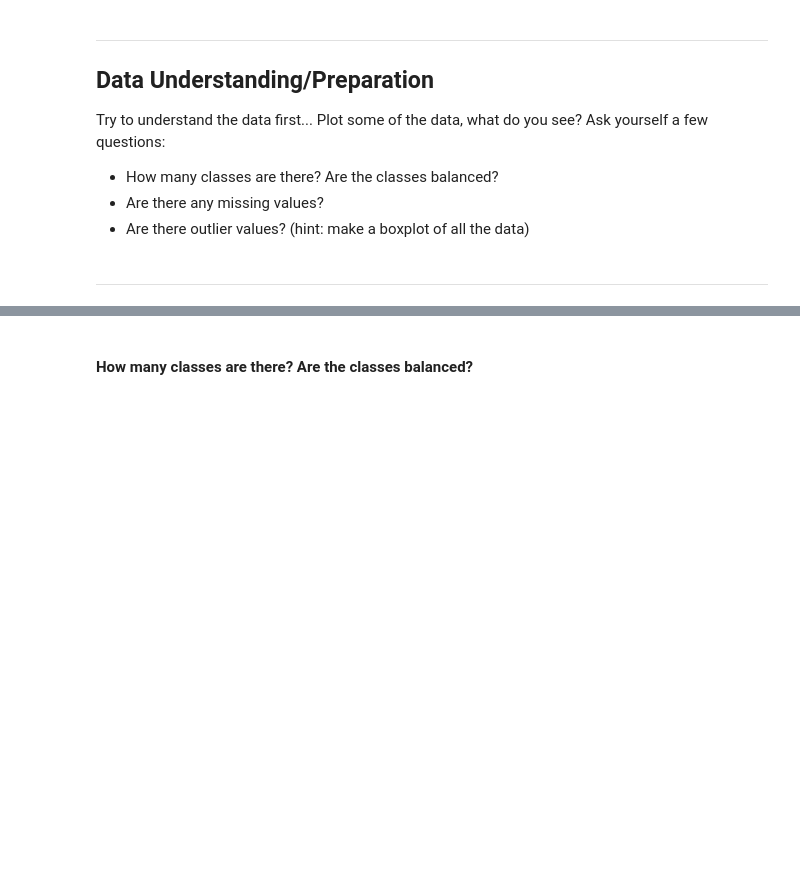
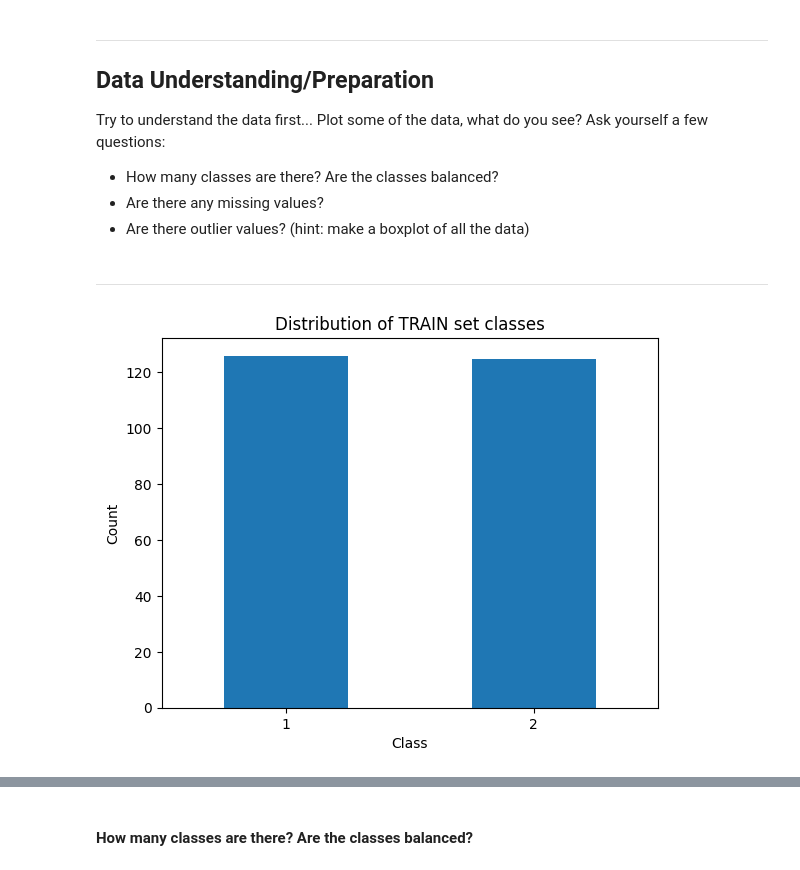
Before and after one commit to icezimmer/pmts, a Jupyter notebook: notebooks/03_Classification_and_Regression_Part1_exercise.ipynb, the cells around one changed output, grey strips where cells are left out. Saved outputs shown, nothing was run; the diff lists cells and outputs as text; code cells hidden in the pictures; blank space fills up the shorter version.

```diff
--- a/notebooks/03_Classification_and_Regression_Part1_exercise.ipynb
+++ b/notebooks/03_Classification_and_Regression_Part1_exercise.ipynb
@@ -23,3 +23,15 @@ These problems were taken from data recorded as part of government sponsored stu
 ### Read the data
 
 Load the numpy files X_train_computers.npy, X_test_computers.npy, y_train_computers.npy, y_test_computers.npy
+# %%
+X_train = np.load('data/X_train_computers.npy')
+X_test = np.load('data/X_test_computers.npy')
+
+y_train = np.load('data/y_train_computers.npy')
+y_test = np.load('data/y_test_computers.npy')
+
+print(X_train.shape)
+print(X_test.shape)
+
+print(y_train.shape)
+print(y_test.shape)
@@ -25,0 +43,5 @@ Load the numpy files X_train_computers.npy, X_test_computers.npy, y_train_comput
+# %%
+X_train_df = pd.DataFrame(X_train.squeeze().T)
+X_test_df = pd.DataFrame(X_test.squeeze().T)
+y_train_df = pd.Series(y_train)
+y_test_df = pd.Series(y_test)
@@ -34,3 +62,12 @@ Try to understand the data first... Plot some of the data, what do you see? Ask
 - Are there outlier values? (hint: make a boxplot of all the data)
 # %% [markdown]
 ---
+# %%
+y_train_df.value_counts().sort_index().plot(kind='bar')
+plt.title('Distribution of TRAIN set classes')
+plt.xlabel('Class')
+plt.ylabel('Count')
+plt.xticks(rotation=0)
+plt.show()
+# %% [output]
+[figure, added]
```
Also changed, not shown: parts of 26 cells of this notebook, 3 other files.
